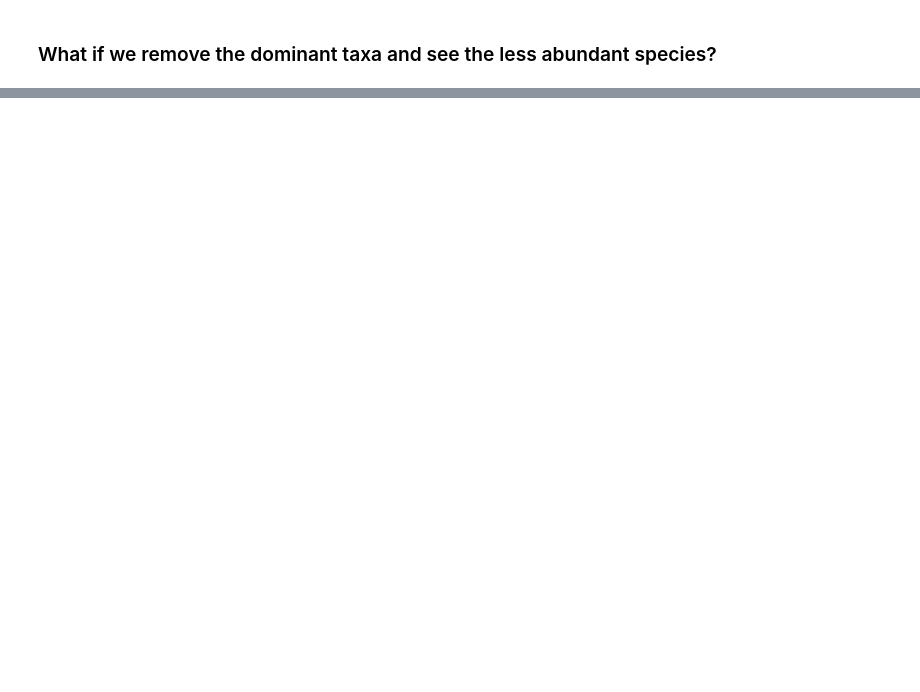
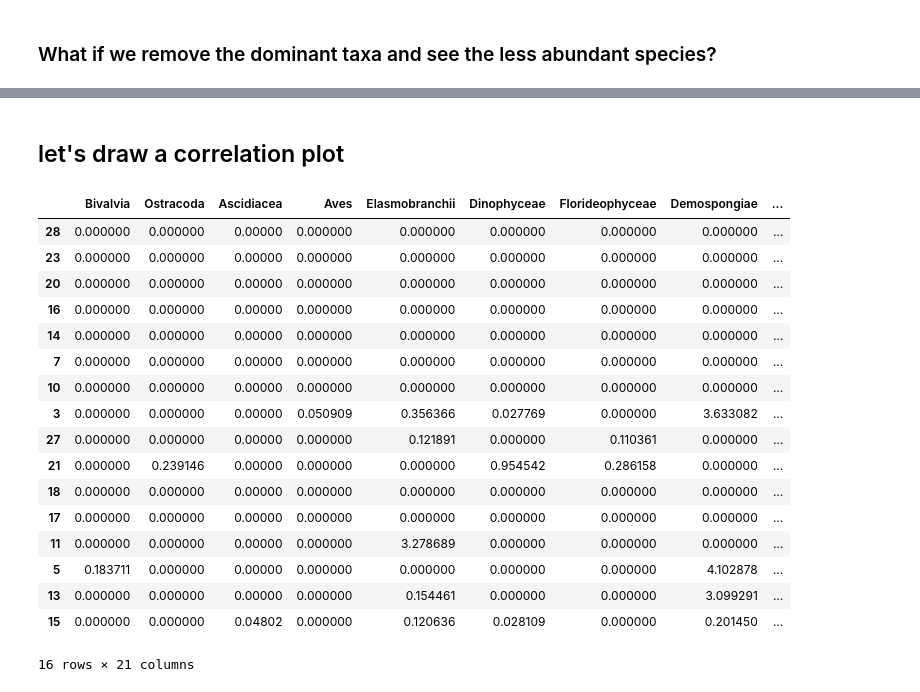
Before and after one commit to ayushanand18/obis-research, a Jupyter notebook: notebooks/seascapes-taxonomic-differences.ipynb, the cells around one changed output, grey strips where cells are left out. Cells and saved outputs as stored; diff of their text form; code cells hidden in the pictures; blank space fills up the shorter version.

Commit message:
correlation matrix | seascapes_taxonomic_differences

```diff
--- a/notebooks/seascapes-taxonomic-differences.ipynb
+++ b/notebooks/seascapes-taxonomic-differences.ipynb
@@ -466,0 +465,25 @@ plt.show()
+# %% [markdown]
+## let's draw a correlation plot
+# %%
+data = df.copy()
+data.fillna(0, inplace=True)
+data
+# %% [output]
+|  | Bivalvia | Ostracoda | Ascidiacea | Aves | Elasmobranchii | Dinophyceae | Florideophyceae | Demospongiae | ... |
+| 28 | 0.000000 | 0.000000 | 0.00000 | 0.000000 | 0.000000 | 0.000000 | 0.000000 | 0.000000 | ... |
+| 23 | 0.000000 | 0.000000 | 0.00000 | 0.000000 | 0.000000 | 0.000000 | 0.000000 | 0.000000 | ... |
+| 20 | 0.000000 | 0.000000 | 0.00000 | 0.000000 | 0.000000 | 0.000000 | 0.000000 | 0.000000 | ... |
+| 16 | 0.000000 | 0.000000 | 0.00000 | 0.000000 | 0.000000 | 0.000000 | 0.000000 | 0.000000 | ... |
+| 14 | 0.000000 | 0.000000 | 0.00000 | 0.000000 | 0.000000 | 0.000000 | 0.000000 | 0.000000 | ... |
+| 7 | 0.000000 | 0.000000 | 0.00000 | 0.000000 | 0.000000 | 0.000000 | 0.000000 | 0.000000 | ... |
+| 10 | 0.000000 | 0.000000 | 0.00000 | 0.000000 | 0.000000 | 0.000000 | 0.000000 | 0.000000 | ... |
+| 3 | 0.000000 | 0.000000 | 0.00000 | 0.050909 | 0.356366 | 0.027769 | 0.000000 | 3.633082 | ... |
+| 27 | 0.000000 | 0.000000 | 0.00000 | 0.000000 | 0.121891 | 0.000000 | 0.110361 | 0.000000 | ... |
+| 21 | 0.000000 | 0.239146 | 0.00000 | 0.000000 | 0.000000 | 0.954542 | 0.286158 | 0.000000 | ... |
+| 18 | 0.000000 | 0.000000 | 0.00000 | 0.000000 | 0.000000 | 0.000000 | 0.000000 | 0.000000 | ... |
+| 17 | 0.000000 | 0.000000 | 0.00000 | 0.000000 | 0.000000 | 0.000000 | 0.000000 | 0.000000 | ... |
+| 11 | 0.000000 | 0.000000 | 0.00000 | 0.000000 | 3.278689 | 0.000000 | 0.000000 | 0.000000 | ... |
+| 5 | 0.183711 | 0.000000 | 0.00000 | 0.000000 | 0.000000 | 0.000000 | 0.000000 | 4.102878 | ... |
+| 13 | 0.000000 | 0.000000 | 0.00000 | 0.000000 | 0.154461 | 0.000000 | 0.000000 | 3.099291 | ... |
+| 15 | 0.000000 | 0.000000 | 0.04802 | 0.000000 | 0.120636 | 0.028109 | 0.000000 | 0.201450 | ... |
+16 rows × 21 columns
```
Also changed, not shown: parts of 6 cells of this notebook.
